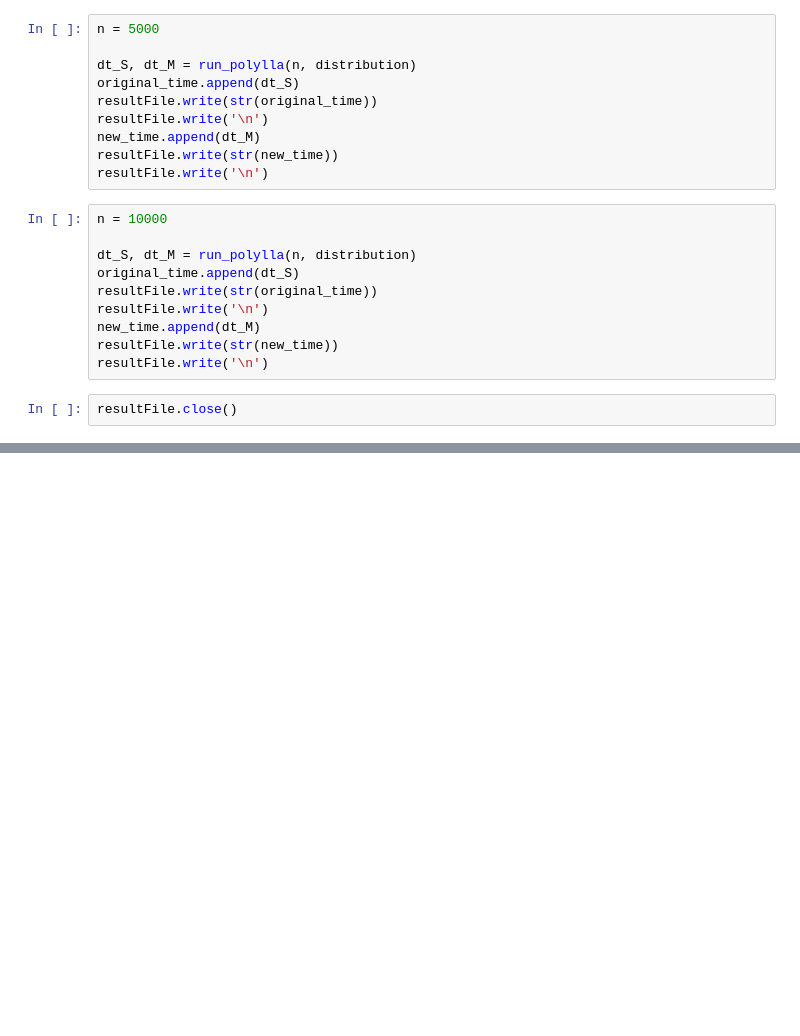
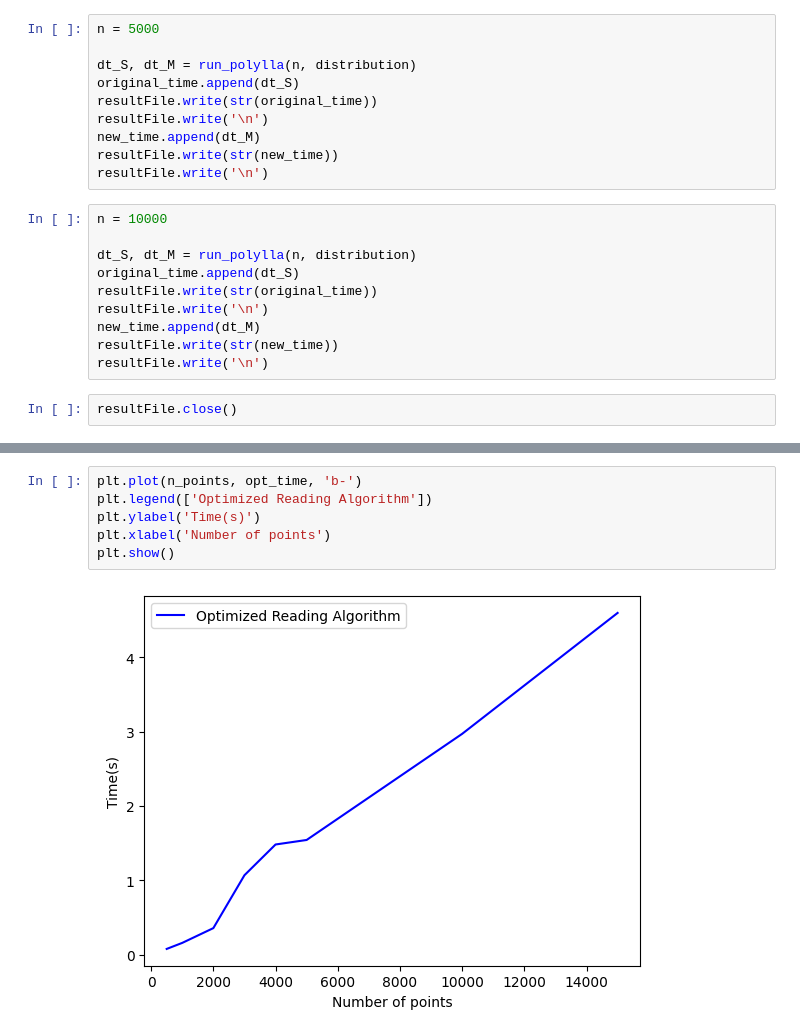
Before and after one commit to Magdalena-Alvarez/3D-Polylla, a Jupyter notebook: polylla-time.ipynb, the cells around one changed output, grey strips where cells are left out. Saved outputs shown, nothing was run; the diff lists cells and outputs as text; blank space fills up the shorter version.

```diff
--- a/polylla-time.ipynb
+++ b/polylla-time.ipynb
@@ -475,0 +721,8 @@ Nuevo método es: 99.85925933976596 % más rápido.
+# %%
+plt.plot(n_points, opt_time, 'b-')
+plt.legend(['Optimized Reading Algorithm'])
+plt.ylabel('Time(s)')
+plt.xlabel('Number of points')
+plt.show()
+# %% [output]
+[figure, added]
```
Also changed, not shown: parts of 20 cells of this notebook.
